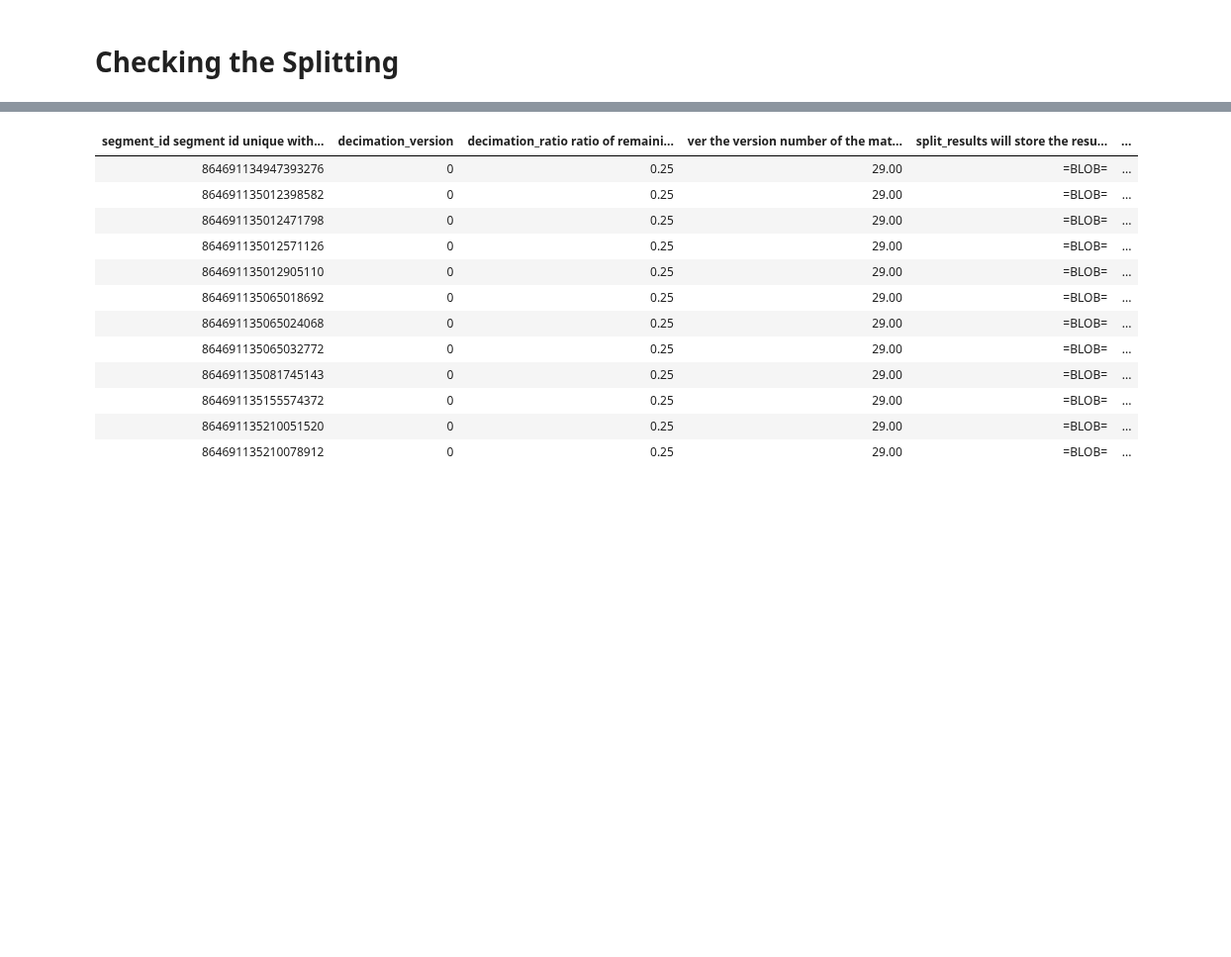
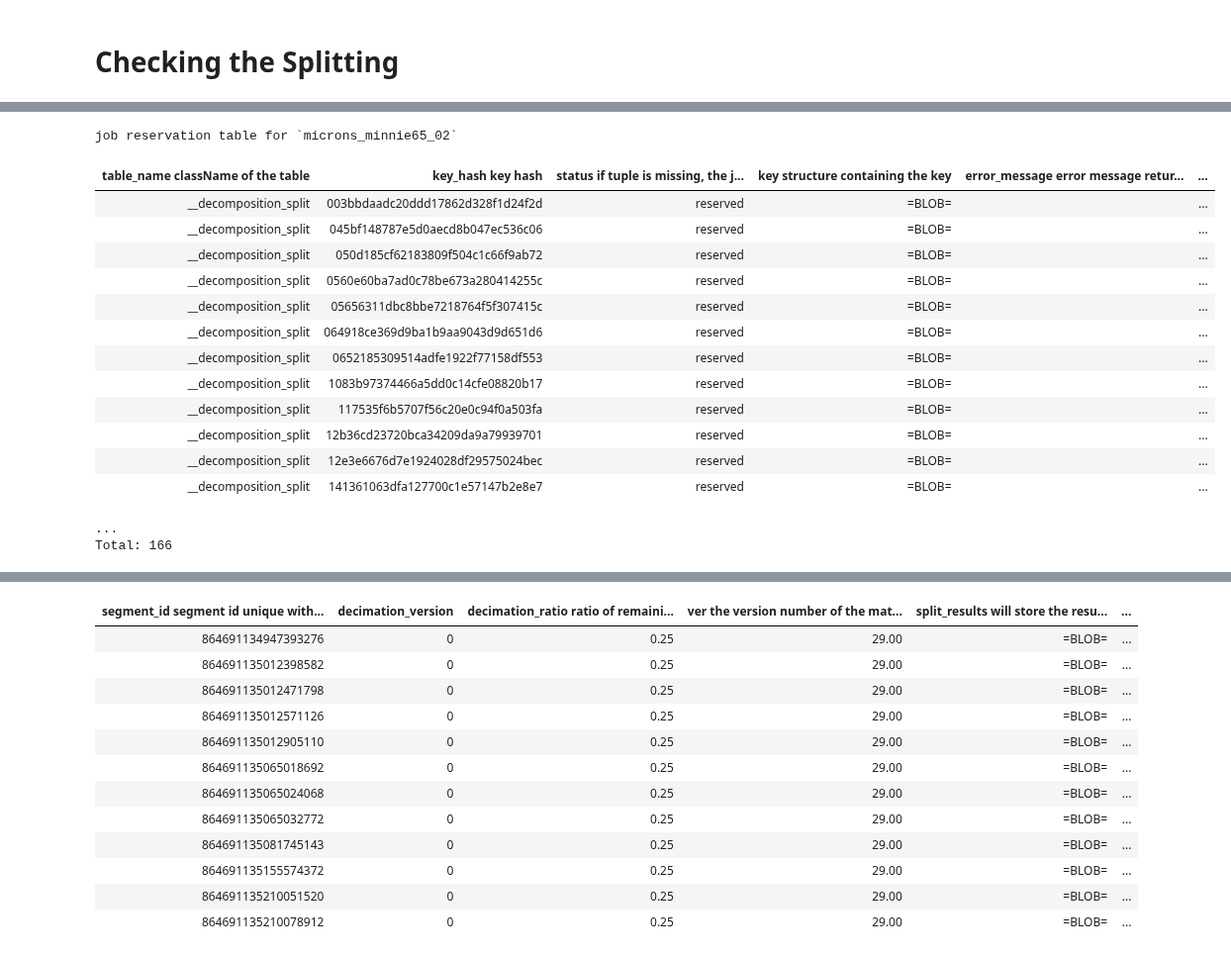
Before and after one commit to celiibrendan/neuron_mesh_tools, a Jupyter notebook: Auto_Proofreading/Preprocessing_Pipeline/Inspecting_Proofreading_Pipeline.ipynb, the cells around one changed output, grey strips where cells are left out. Shown at 99% size. Saved outputs shown, nothing was run; the diff lists cells and outputs as text; code cells hidden in the pictures; blank space fills up the shorter version.

```diff
--- a/Auto_Proofreading/Preprocessing_Pipeline/Inspecting_Proofreading_Pipeline.ipynb
+++ b/Auto_Proofreading/Preprocessing_Pipeline/Inspecting_Proofreading_Pipeline.ipynb
@@ -203,0 +235,19 @@ error_table = ((minnie.schema.jobs & "table_name='__decomposition'") & "status='
+# %%
+schema.jobs & "table_name = '__decomposition_split'"
+# %% [output]
+job reservation table for `microns_minnie65_02`
+| table_name className of the table | key_hash key hash | status if tuple is missing, the j... | key structure containing the key | error_message error message retur... | ... |
+| __decomposition_split | 003bbdaadc20ddd17862d328f1d24f2d | reserved | =BLOB= |  | ... |
+| __decomposition_split | 045bf148787e5d0aecd8b047ec536c06 | reserved | =BLOB= |  | ... |
+| __decomposition_split | 050d185cf62183809f504c1c66f9ab72 | reserved | =BLOB= |  | ... |
+| __decomposition_split | 0560e60ba7ad0c78be673a280414255c | reserved | =BLOB= |  | ... |
+| __decomposition_split | 05656311dbc8bbe7218764f5f307415c | reserved | =BLOB= |  | ... |
+| __decomposition_split | 064918ce369d9ba1b9aa9043d9d651d6 | reserved | =BLOB= |  | ... |
+| __decomposition_split | 0652185309514adfe1922f77158df553 | reserved | =BLOB= |  | ... |
+| __decomposition_split | 1083b97374466a5dd0c14cfe08820b17 | reserved | =BLOB= |  | ... |
+| __decomposition_split | 117535f6b5707f56c20e0c94f0a503fa | reserved | =BLOB= |  | ... |
+| __decomposition_split | 12b36cd23720bca34209da9a79939701 | reserved | =BLOB= |  | ... |
+| __decomposition_split | 12e3e6676d7e1924028df29575024bec | reserved | =BLOB= |  | ... |
+| __decomposition_split | 141361063dfa127700c1e57147b2e8e7 | reserved | =BLOB= |  | ... |
+...
+Total: 166
```
Also changed, not shown: parts of 18 cells of this notebook, 2 other files.
